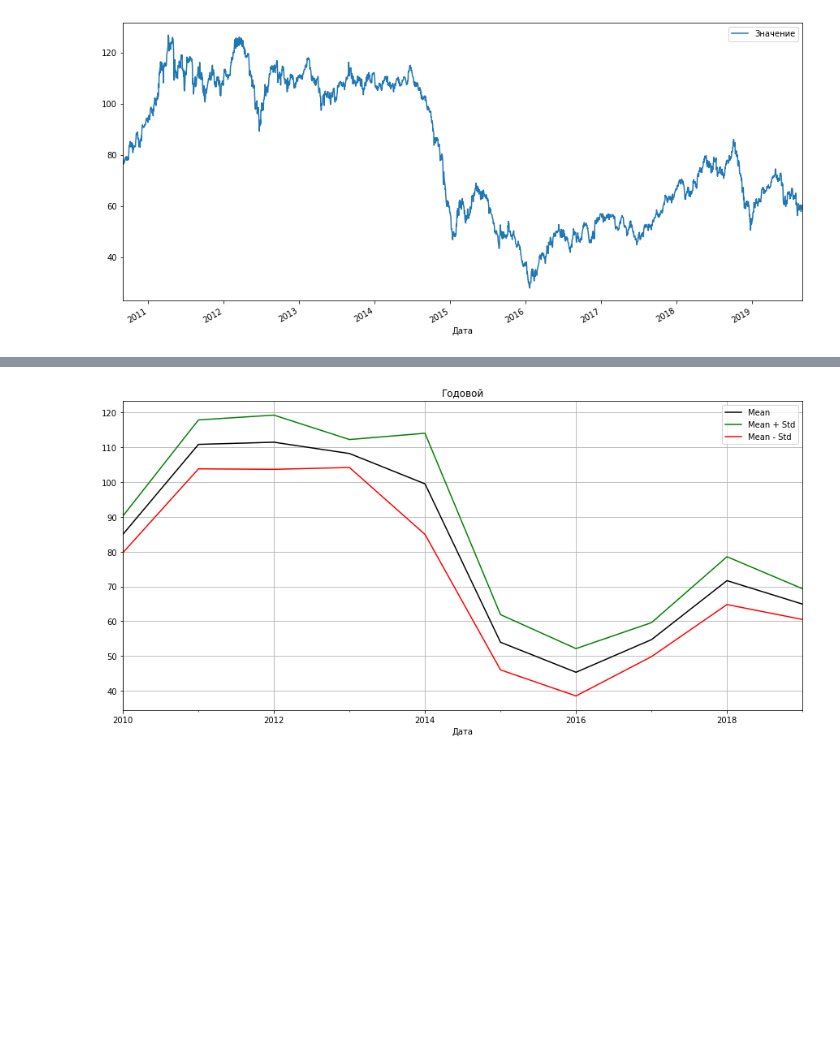
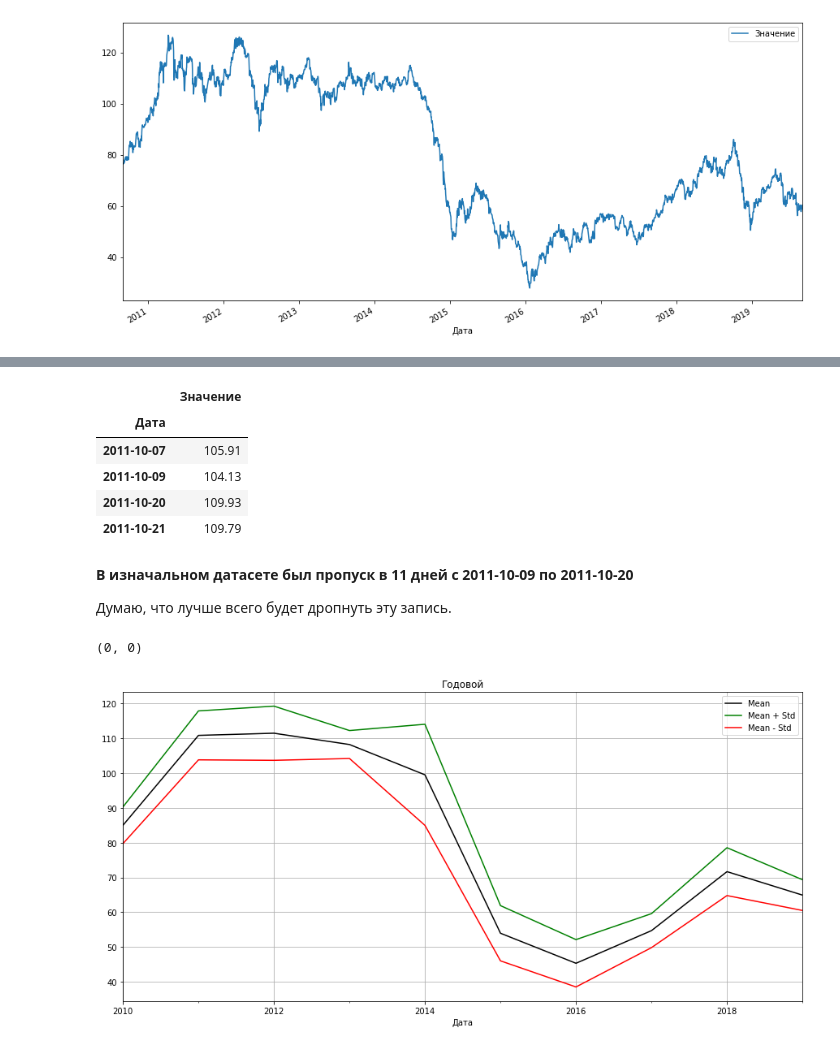
Before and after one commit to fogugy/gb_ml_bysiness, a Jupyter notebook: hw1_brent.ipynb, the cells around one changed output, grey strips where cells are left out. Saved outputs shown, nothing was run; the diff lists cells and outputs as text; code cells hidden in the pictures; blank space fills up the shorter version.

```diff
--- a/hw1_brent.ipynb
+++ b/hw1_brent.ipynb
@@ -24,3 +44,23 @@ df_w_std = df_br.resample('W').std()
+# %%
+df_br['2011-10-07':'2011-10-21']
+# %% [output]
+|  | Значение |
+| Дата |  |
+| 2011-10-07 | 105.91 |
+| 2011-10-09 | 104.13 |
+| 2011-10-20 | 109.93 |
+| 2011-10-21 | 109.79 |
+# %% [markdown]
+**В изначальном датасете был пропуск в 11 дней с 2011-10-09	по 2011-10-20**
+
+Думаю, что лучше всего будет дропнуть эту запись.
+# %%
+df_w_mean = df_w_mean.dropna(axis=0)
+df_w_std = df_w_std.dropna(axis=0)
+
+df_w_mean.isnull().values.sum(), df_w_std.isnull().values.sum()
+# %% [output]
+(0, 0)
 # %%
 def plot_with_std(df_mean, df_std, title):
     plt.figure(figsize=(15,7))
```
Also changed, not shown: parts of 6 cells of this notebook, 1 other file.
